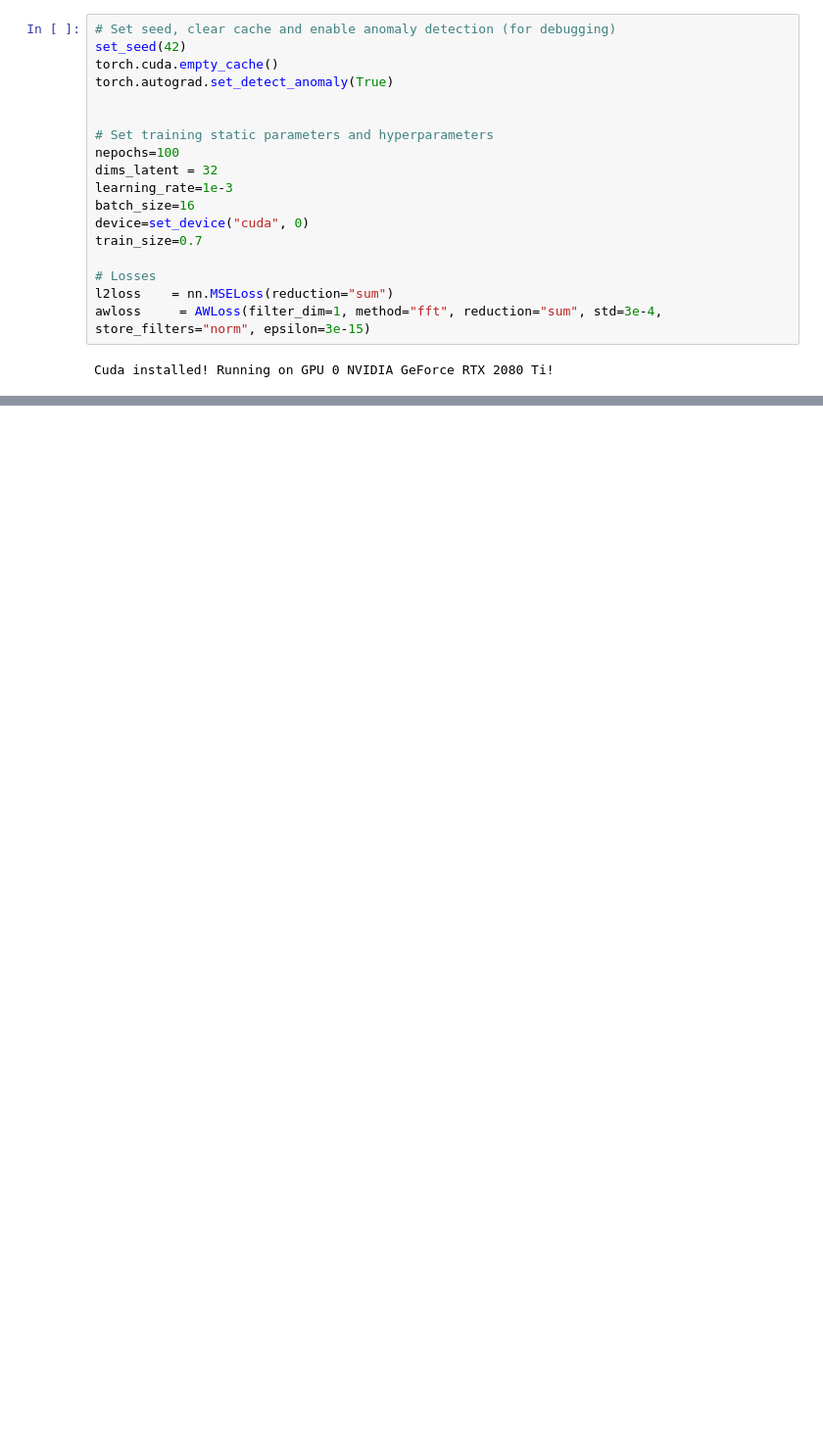
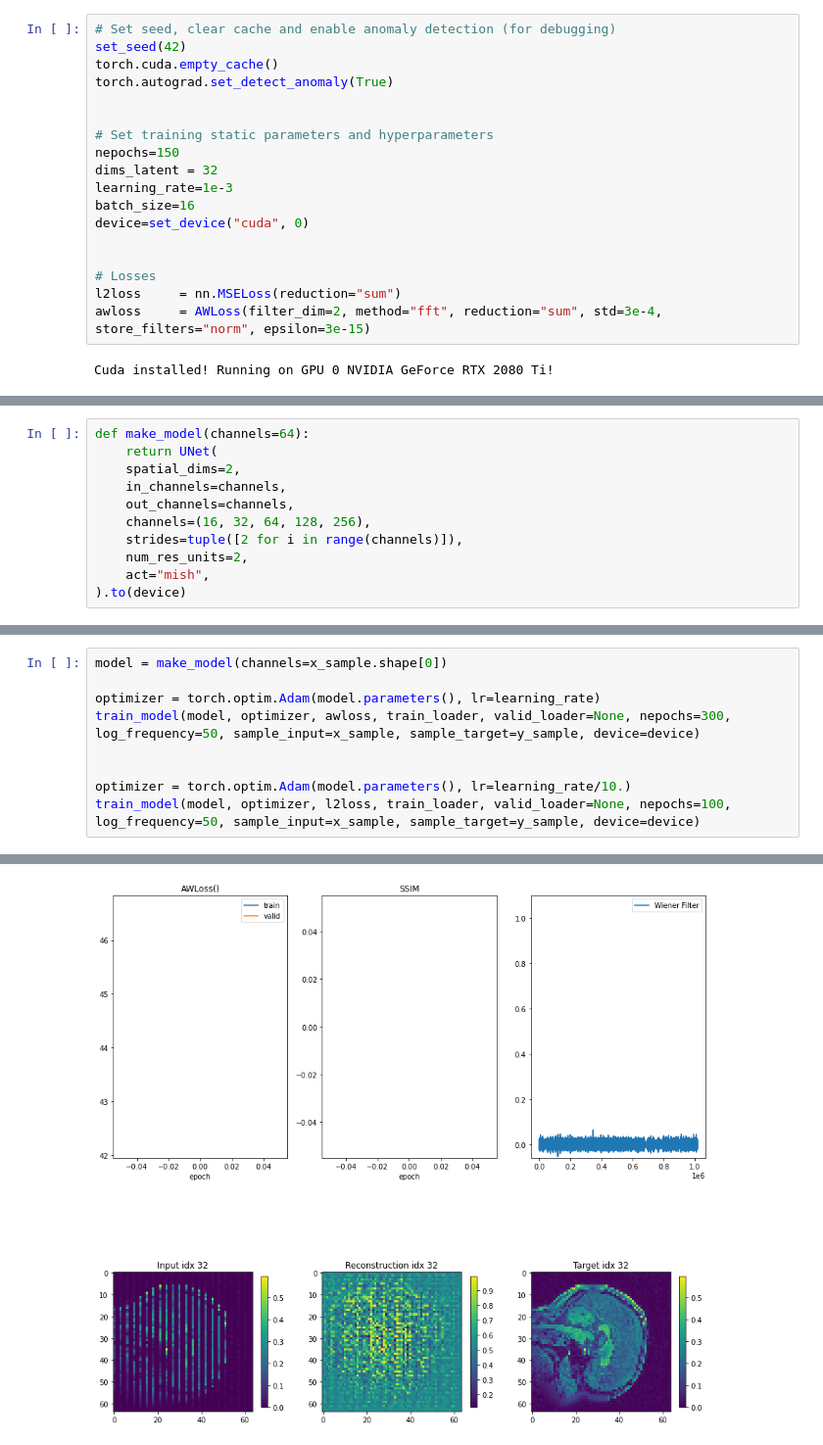
Before and after one commit to dpelacani/WienerLoss, a Jupyter notebook: examples/interpolation/ultrasound.ipynb, the cells around one changed output, grey strips where cells are left out. Shown at 98% size. Saved outputs shown, nothing was run; the diff lists cells and outputs as text; blank space fills up the shorter version.

```diff
--- a/examples/interpolation/ultrasound.ipynb
+++ b/examples/interpolation/ultrasound.ipynb
@@ -31,15 +31,15 @@ torch.autograd.set_detect_anomaly(True)
 
 
 # Set training static parameters and hyperparameters
-nepochs=100
+nepochs=150
 dims_latent = 32
 learning_rate=1e-3
 batch_size=16
 device=set_device("cuda", 0)
-train_size=0.7
+
 
 # Losses
-l2loss    = nn.MSELoss(reduction="sum")
-awloss     = AWLoss(filter_dim=1, method="fft", reduction="sum", std=3e-4, store_filters="norm", epsilon=3e-15)
+l2loss     = nn.MSELoss(reduction="sum")
+awloss     = AWLoss(filter_dim=2, method="fft", reduction="sum", std=3e-4, store_filters="norm", epsilon=3e-15)
 # %% [output]
 Cuda installed! Running on GPU 0 NVIDIA GeForce RTX 2080 Ti!
@@ -112,0 +110,11 @@ plt.show()
+# %%
+def make_model(channels=64):
+    return UNet(
+    spatial_dims=2,
+    in_channels=channels,
+    out_channels=channels,
+    channels=(16, 32, 64, 128, 256),
+    strides=tuple([2 for i in range(channels)]),
+    num_res_units=2,
+    act="mish",
+).to(device)
@@ -112,0 +248,10 @@ plt.show()
+# %%
+model = make_model(channels=x_sample.shape[0])
+
+optimizer = torch.optim.Adam(model.parameters(), lr=learning_rate)
+train_model(model, optimizer, awloss, train_loader, valid_loader=None, nepochs=300, log_frequency=50, sample_input=x_sample, sample_target=y_sample, device=device)
+
+
+optimizer = torch.optim.Adam(model.parameters(), lr=learning_rate/10.)
+train_model(model, optimizer, l2loss, train_loader, valid_loader=None, nepochs=100, log_frequency=50, sample_input=x_sample, sample_target=y_sample, device=device)
+# %% [output]
@@ -112,0 +263 @@ plt.show()
+[figure, added]
```
Also changed, not shown: parts of 17 cells of this notebook, 2 other files.
